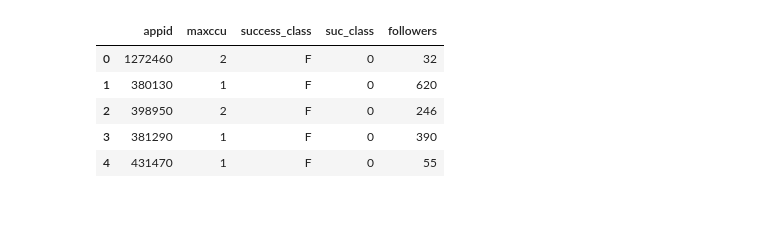
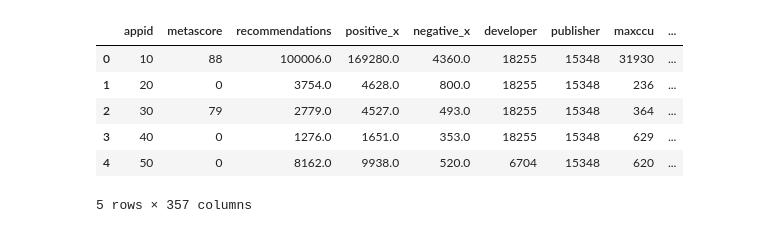
Before and after one commit to cbragg3136/Final_Project-Gaming_ML, a Jupyter notebook: ml_noteboooks/Neural_Network_with_Developers_Publishers.ipynb, the cells around one changed output. Saved outputs shown, nothing was run; the diff lists cells and outputs as text; code cells hidden in the pictures.

```diff
--- a/ml_noteboooks/Neural_Network_Preliminary.ipynb
+++ b/ml_noteboooks/Neural_Network_with_Developers_Publishers.ipynb
@@ -42,10 +24,14 @@ reduced_x
-# %%
-y_df = pd.read_csv("reduced_data/y_params.csv")
-y_df.head()
-# %% [output]
-|  | appid | maxccu | success_class | suc_class | followers |
-| 0 | 1272460 | 2 | F | 0 | 32 |
-| 1 | 380130 | 1 | F | 0 | 620 |
-| 2 | 398950 | 2 | F | 0 | 246 |
-| 3 | 381290 | 1 | F | 0 | 390 |
-| 4 | 431470 | 1 | F | 0 | 55 |
+# %%
+x_df["developer"]=x_df["developer"].astype("category")
+x_df["developer"]=x_df["developer"].cat.codes
+x_df["publisher"]=x_df["publisher"].astype("category")
+x_df["publisher"]=x_df["publisher"].cat.codes
+x_df.head()
+# %% [output]
+|  | appid | metascore | recommendations | positive_x | negative_x | developer | publisher | maxccu | ... |
+| 0 | 10 | 88 | 100006.0 | 169280.0 | 4360.0 | 18255 | 15348 | 31930 | ... |
+| 1 | 20 | 0 | 3754.0 | 4628.0 | 800.0 | 18255 | 15348 | 236 | ... |
+| 2 | 30 | 79 | 2779.0 | 4527.0 | 493.0 | 18255 | 15348 | 364 | ... |
+| 3 | 40 | 0 | 1276.0 | 1651.0 | 353.0 | 18255 | 15348 | 629 | ... |
+| 4 | 50 | 0 | 8162.0 | 9938.0 | 520.0 | 6704 | 15348 | 620 | ... |
+5 rows × 357 columns
```
Also changed, not shown: parts of 11 cells of this notebook, 1 other file.
